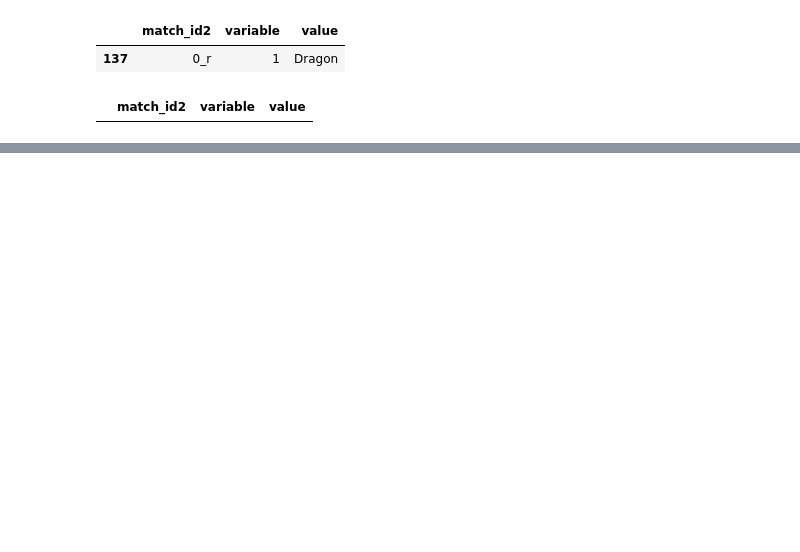
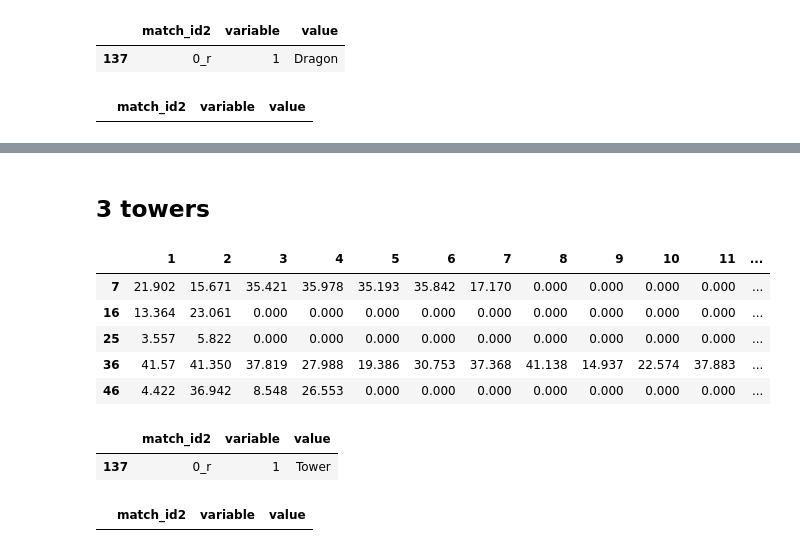
Before and after one commit to MPhillips55/Capstone_Project_2_League_of_Legends, a Jupyter notebook: Machine_Learning/Feature Generation .ipynb, the cells around one changed output, grey strips where cells are left out. Cells and saved outputs as stored; diff of their text form; code cells hidden in the pictures; blank space fills up the shorter version.

```diff
--- a/Machine_Learning/Feature Generation .ipynb
+++ b/Machine_Learning/Feature Generation .ipynb
@@ -859,0 +845,11 @@ ddfbm.head()
+# %% [markdown]
+## 3 towers
+# %%
+tdfr.head()
+# %% [output]
+|  | 1 | 2 | 3 | 4 | 5 | 6 | 7 | 8 | 9 | 10 | 11 | ... |
+| 7 | 21.902 | 15.671 | 35.421 | 35.978 | 35.193 | 35.842 | 17.170 | 0.000 | 0.000 | 0.000 | 0.000 | ... |
+| 16 | 13.364 | 23.061 | 0.000 | 0.000 | 0.000 | 0.000 | 0.000 | 0.000 | 0.000 | 0.000 | 0.000 | ... |
+| 25 | 3.557 | 5.822 | 0.000 | 0.000 | 0.000 | 0.000 | 0.000 | 0.000 | 0.000 | 0.000 | 0.000 | ... |
+| 36 | 41.57 | 41.350 | 37.819 | 27.988 | 19.386 | 30.753 | 37.368 | 41.138 | 14.937 | 22.574 | 37.883 | ... |
+| 46 | 4.422 | 36.942 | 8.548 | 26.553 | 0.000 | 0.000 | 0.000 | 0.000 | 0.000 | 0.000 | 0.000 | ... |
@@ -859,0 +859,10 @@ ddfbm.head()
+# %%
+tdfr1.loc[(tdfr1['value'] == 'Tower'),]
+# %% [output]
+|  | match_id2 | variable | value |
+| 137 | 0_r | 1 | Tower |
+# %%
+tdfr1.drop(137,inplace=True)
+tdfr1.loc[(tdfr1['value'] == 'Tower'),]
+# %% [output]
+|  | match_id2 | variable | value |
```
Also changed, not shown: parts of 65 cells of this notebook.
